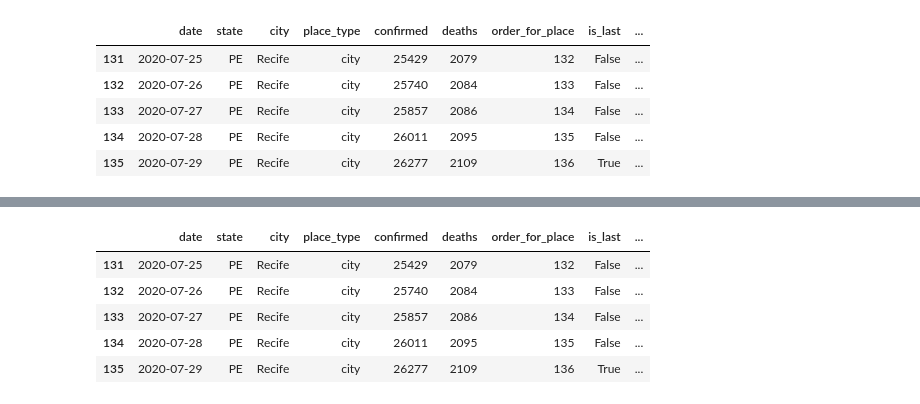
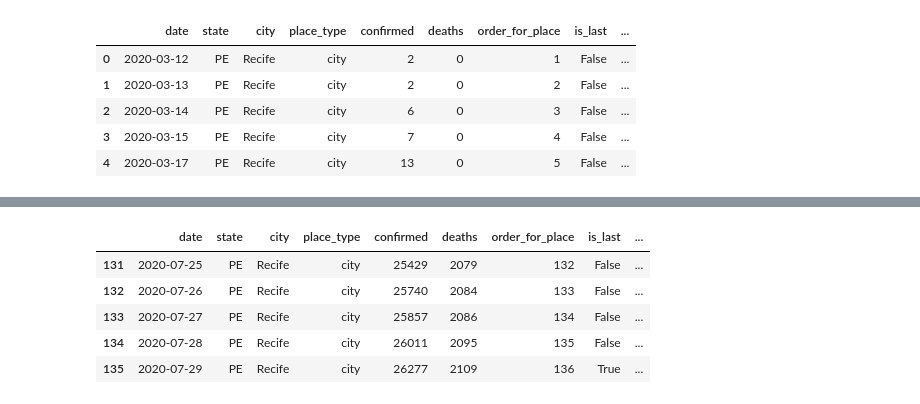
Before and after one commit to mathlimma/data-science-project-1, a Jupyter notebook: covid19.ipynb, the cells around one changed output, grey strips where cells are left out. Cells and saved outputs as stored; diff of their text form; code cells hidden in the pictures.

```diff
--- a/covid19.ipynb
+++ b/covid19.ipynb
@@ -8,13 +11,14 @@ from scipy import stats
 covid = pd.read_csv(r'caso.csv', encoding = "utf-8")
 # %%
+# pegando apenas os dados de Recife, resetando o index e observando as colunas
 covidRecife = covid[covid.city == 'Recife'].sort_values(by=['date'], ascending=True)
 covidRecife.reset_index(inplace=True, drop=True)
-covidRecife.tail()
+covidRecife.head()
 # %% [output]
 |  | date | state | city | place_type | confirmed | deaths | order_for_place | is_last | ... |
-| 131 | 2020-07-25 | PE | Recife | city | 25429 | 2079 | 132 | False | ... |
-| 132 | 2020-07-26 | PE | Recife | city | 25740 | 2084 | 133 | False | ... |
-| 133 | 2020-07-27 | PE | Recife | city | 25857 | 2086 | 134 | False | ... |
-| 134 | 2020-07-28 | PE | Recife | city | 26011 | 2095 | 135 | False | ... |
-| 135 | 2020-07-29 | PE | Recife | city | 26277 | 2109 | 136 | True | ... |
+| 0 | 2020-03-12 | PE | Recife | city | 2 | 0 | 1 | False | ... |
+| 1 | 2020-03-13 | PE | Recife | city | 2 | 0 | 2 | False | ... |
+| 2 | 2020-03-14 | PE | Recife | city | 6 | 0 | 3 | False | ... |
+| 3 | 2020-03-15 | PE | Recife | city | 7 | 0 | 4 | False | ... |
+| 4 | 2020-03-17 | PE | Recife | city | 13 | 0 | 5 | False | ... |
 # %%
```
Also changed, not shown: parts of 22 cells of this notebook.
